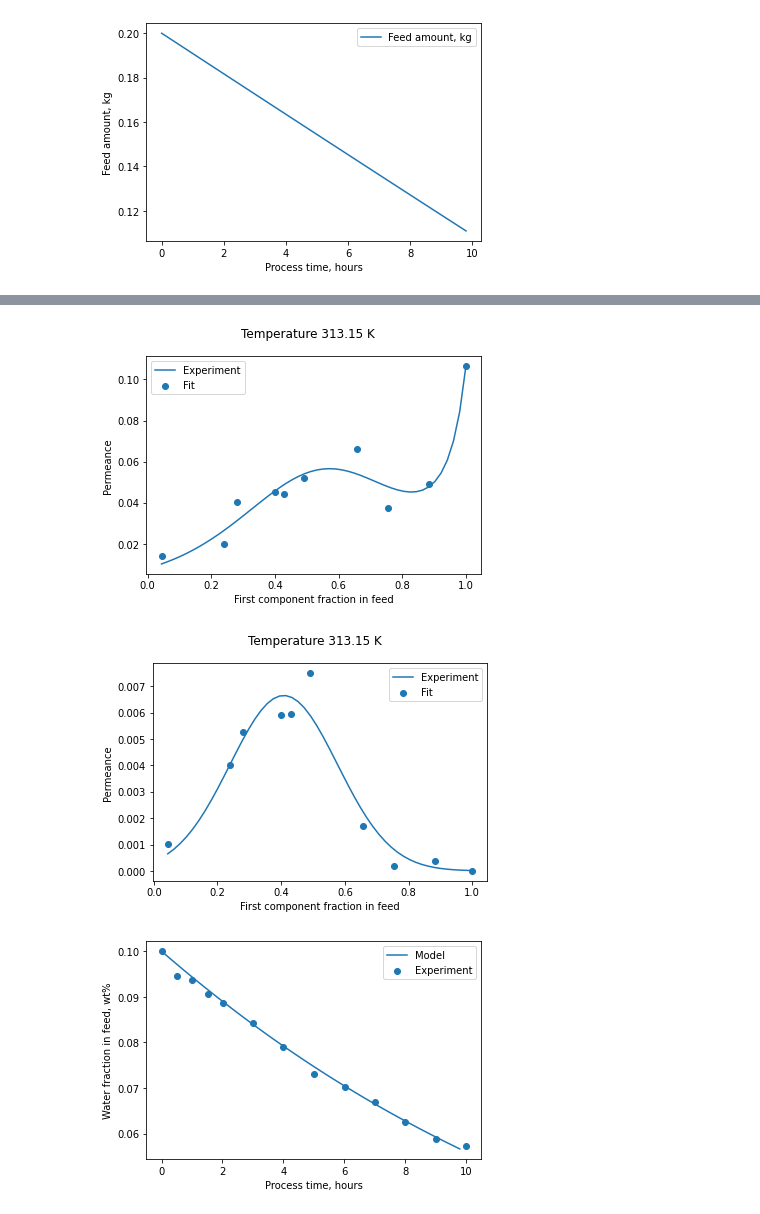
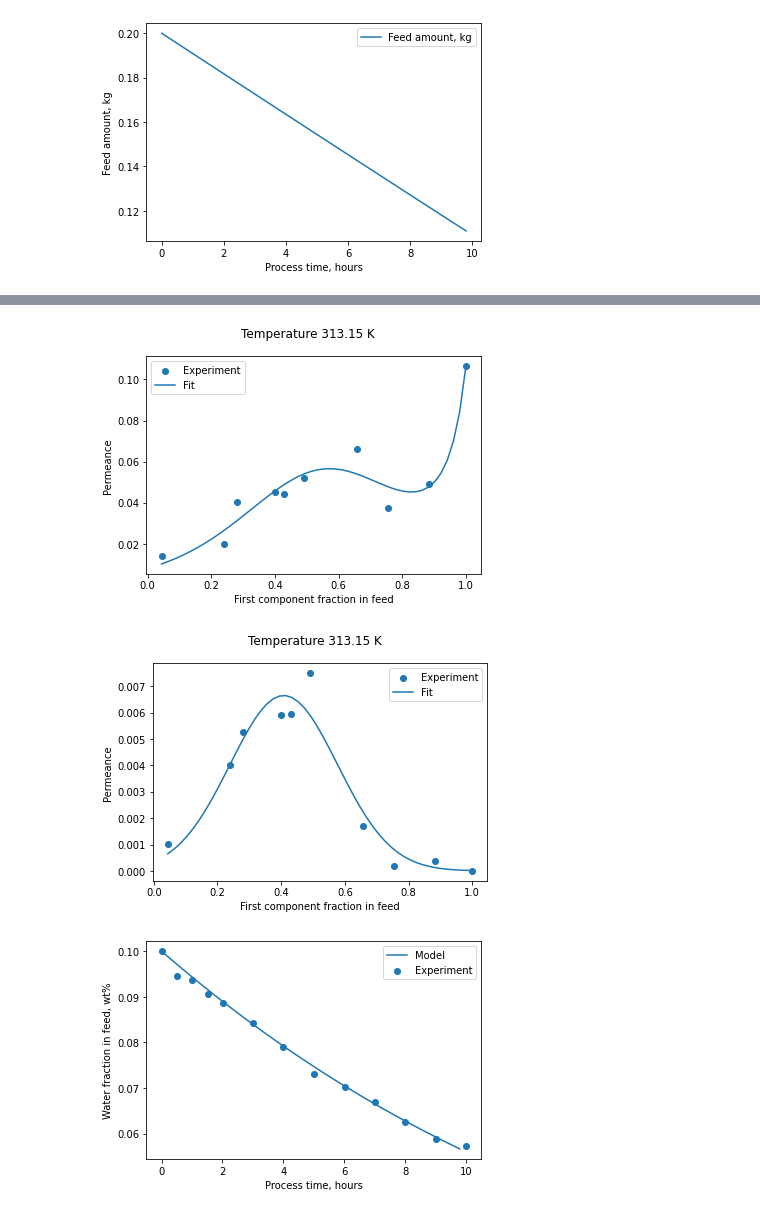
Before and after one commit to Membrizard/PyVaporation, a Jupyter notebook: code-examples.ipynb, the cells around one changed output, grey strips where cells are left out. Drawn from its saved outputs; the diff is of its cells as text; code cells hidden in the pictures.

```diff
--- a/code-examples.ipynb
+++ b/code-examples.ipynb
@@ -834,8 +839,10 @@ for p in precision:
 # %%
 # Example 11. Example of fitting experimental data with find_best_fit() function
 
-from pyvaporation import (DiffusionCurve, Mixtures, Composition,
-                          CompositionType, Measurements, find_best_fit)
+from pyvaporation import (
+    DiffusionCurve, Mixtures, Composition,
+    CompositionType, Measurements, find_best_fit
+)
 
 compositions = [
     0.9999,
@@ -873,35 +880,35 @@ flux_etoh_40 = [
     0.0577,
     0.0573,
     0.0457,
     0.0165,
 ]
 
 spi_diffusion_curve = DiffusionCurve(
    mixture=Mixtures.H2O_EtOH,
    membrane_name="SPI dense",
    feed_temperature=313.15,
    feed_compositions=[
        Composition(p=c, type=CompositionType.weight) for c in compositions
    ],
    partial_fluxes=[
        (flux_h2o_40[i], flux_etoh_40[i]) for i in range(len(compositions))
    ],
 )
 
 measurements_h2o = Measurements.from_diffusion_curve_first(spi_diffusion_curve)
 measurements_etoh = Measurements.from_diffusion_curve_second(spi_diffusion_curve)
 
 fit_h2o = find_best_fit(measurements_h2o, n=9)
 fit_etoh = find_best_fit(measurements_etoh)
 
 fit_h2o = find_best_fit(measurements_h2o, n=9)
 fit_etoh = find_best_fit(measurements_etoh)
 
 fit_h2o.plot(measurements_h2o, temperature=313.15)
 fit_etoh.plot(measurements_etoh, temperature=313.15)
 # %% [output]
-[figure, old version]
+[figure, new version]
-[figure, old version]
+[figure, new version]
 # %%
 # Example 12. Modelling of a non-ideal isothermal process
 # described in the literature using the membrane performance data
```
Also changed, not shown: parts of 15 cells of this notebook, 1 other file.
